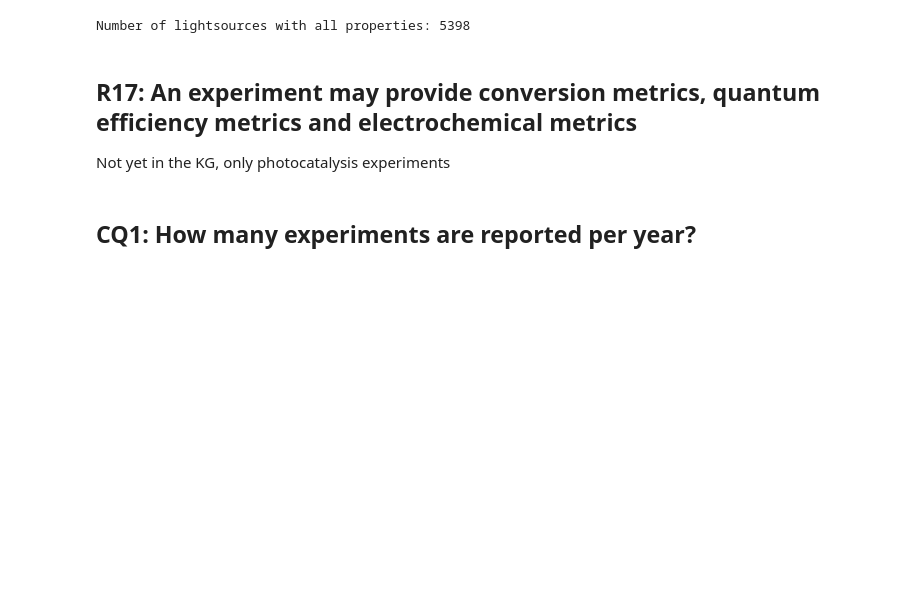
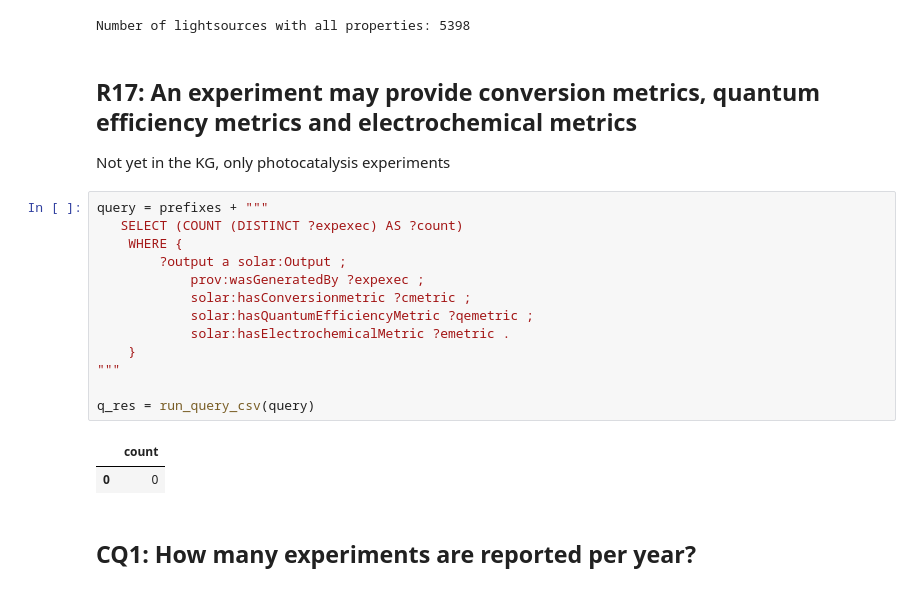
Before and after one commit to SolarChem/solarchem-ontology, a Jupyter notebook: knowledge-graph/querying.ipynb, the cells around one changed output. Cells and saved outputs as stored; diff of their text form; blank space fills up the shorter version.

Commit message:
missing query added

```diff
--- a/knowledge-graph/querying.ipynb
+++ b/knowledge-graph/querying.ipynb
@@ -432,6 +432,22 @@ Number of lightsources with all properties: 5398
 # %% [markdown]
 ## R17: An experiment may provide conversion metrics, quantum efficiency metrics and electrochemical metrics
 Not yet in the KG, only photocatalysis experiments
+# %%
+query = prefixes + """
+   SELECT (COUNT (DISTINCT ?expexec) AS ?count)
+    WHERE {
+        ?output a solar:Output ;
+            prov:wasGeneratedBy ?expexec ;
+            solar:hasConversionmetric ?cmetric ;
+            solar:hasQuantumEfficiencyMetric ?qemetric ;
+            solar:hasElectrochemicalMetric ?emetric .
+    }
+"""
+
+q_res = run_query_csv(query)
+# %% [output]
+|  | count |
+| 0 | 0 |
 # %% [markdown]
 ## CQ1: How many experiments are reported per year?
 # %%
```
Also changed, not shown: parts of 1 cell of this notebook.
